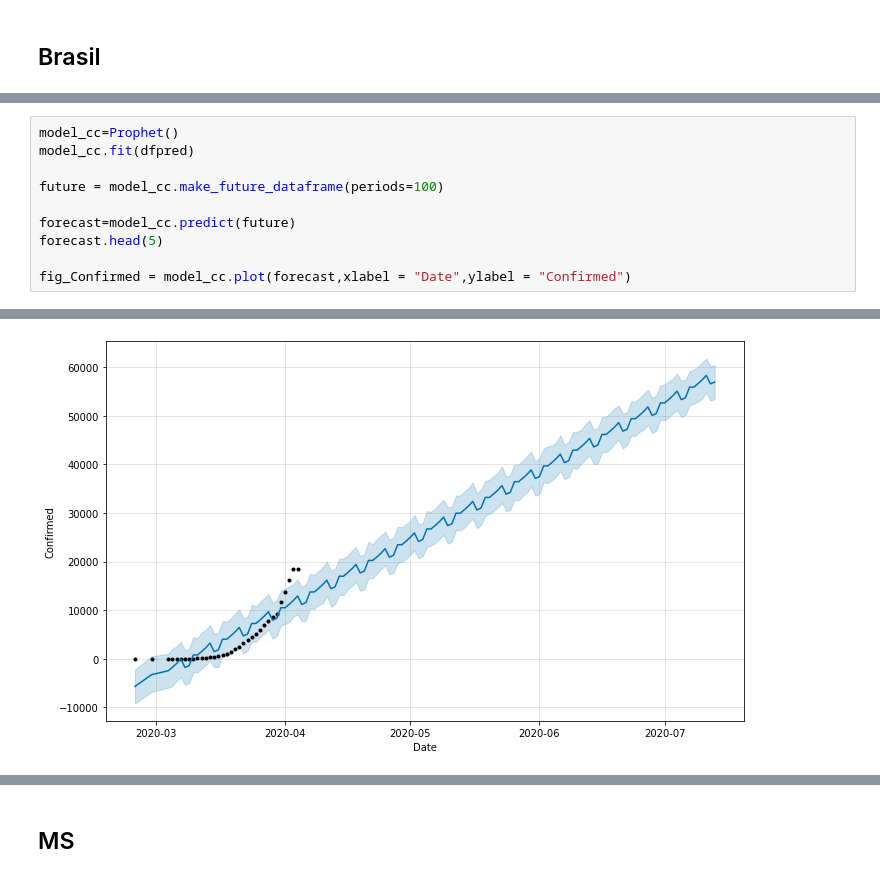
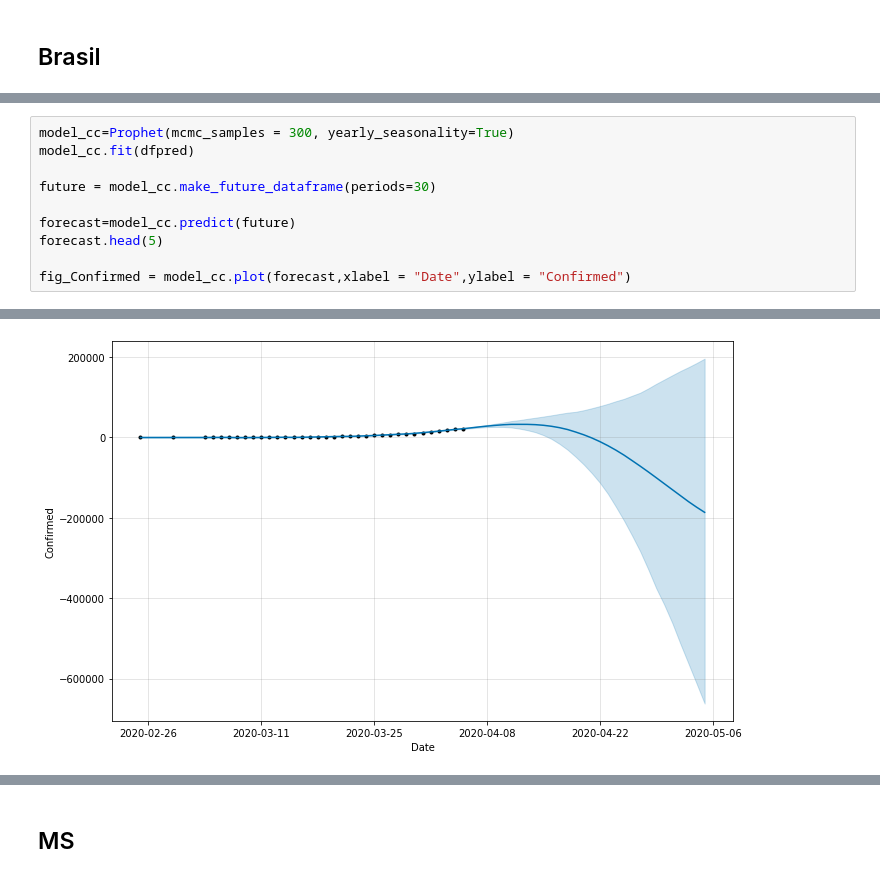
Before and after one commit to eraldoluis/lia-covid19ms, a Jupyter notebook: notebooks/Campo_Grande.ipynb, the cells around one changed output, grey strips where cells are left out. Cells and saved outputs as stored; diff of their text form.

```diff
--- a/notebooks/Campo_Grande.ipynb
+++ b/notebooks/Campo_Grande.ipynb
@@ -110,8 +122,8 @@ dfpred.tail(10)
 # %%
-model_cc=Prophet()
+model_cc=Prophet(mcmc_samples = 300, yearly_seasonality=True)
 model_cc.fit(dfpred)
 
-future = model_cc.make_future_dataframe(periods=100)
+future = model_cc.make_future_dataframe(periods=30)
 
 forecast=model_cc.predict(future)
 forecast.head(5)
@@ -123 +137 @@ INFO:fbprophet:Disabling daily seasonality. Run prophet with daily_seasonality=T
-[figure, old version]
+[figure, new version]
```
Also changed, not shown: parts of 12 cells of this notebook.
